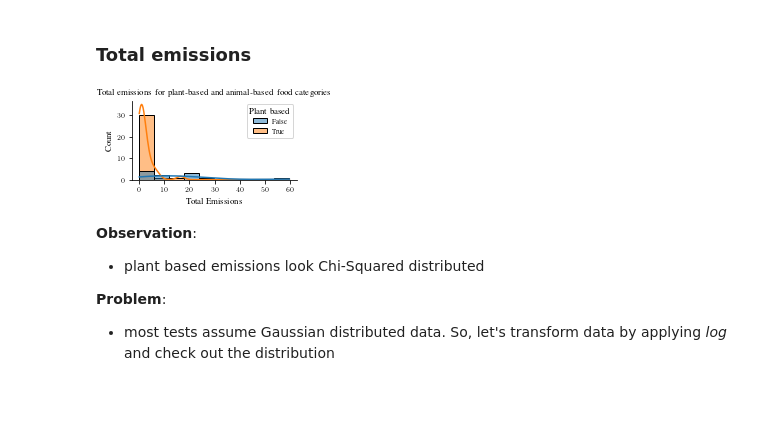
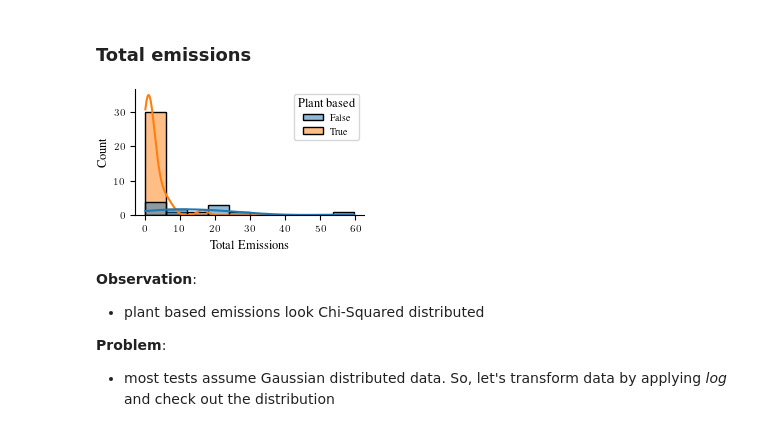
Before and after one commit to hannma/data-literacy-project, a Jupyter notebook: analysis/data_exploration.ipynb, the cells around one changed output. Cells and saved outputs as stored; diff of their text form; code cells hidden in the pictures; blank space fills up the shorter version.

Commit message:
fix images title and references

```diff
--- a/analysis/data_exploration.ipynb
+++ b/analysis/data_exploration.ipynb
@@ -135,23 +135,22 @@ We can observe that the plant based indicator seems inversely correlated with al
 # %%
 # for nice plots (svg) in LaTeX math mode:
 with plt.rc_context(bundles.neurips2022(usetex=True, rel_width=0.5, nrows=1, ncols=1)):
     # Setup code
     fig, axs = plt.subplots(nrows=1, ncols=1)
 
     # Plotting code
     plant_hist = sns.histplot(x="Total Emissions", bins=10, legend=True,
                               ax=axs, kde=True, hue="Plant based", data=data)
-    plt.title("Total emissions for plant-based and animal-based food categories")
     axs.spines['top'].set_visible(False)
     axs.spines['right'].set_visible(False)
     # Save plot
     fig.savefig(
     "../doc/figures/emissions.pdf",
     bbox_inches="tight",
     pad_inches=0.01,
     )
 # %% [output]
-[figure, old version]
+[figure, new version]
 # %% [markdown]
 **Observation**:
 - plant based emissions look Chi-Squared distributed
```
Also changed, not shown: parts of 5 cells of this notebook, 7 other files.
